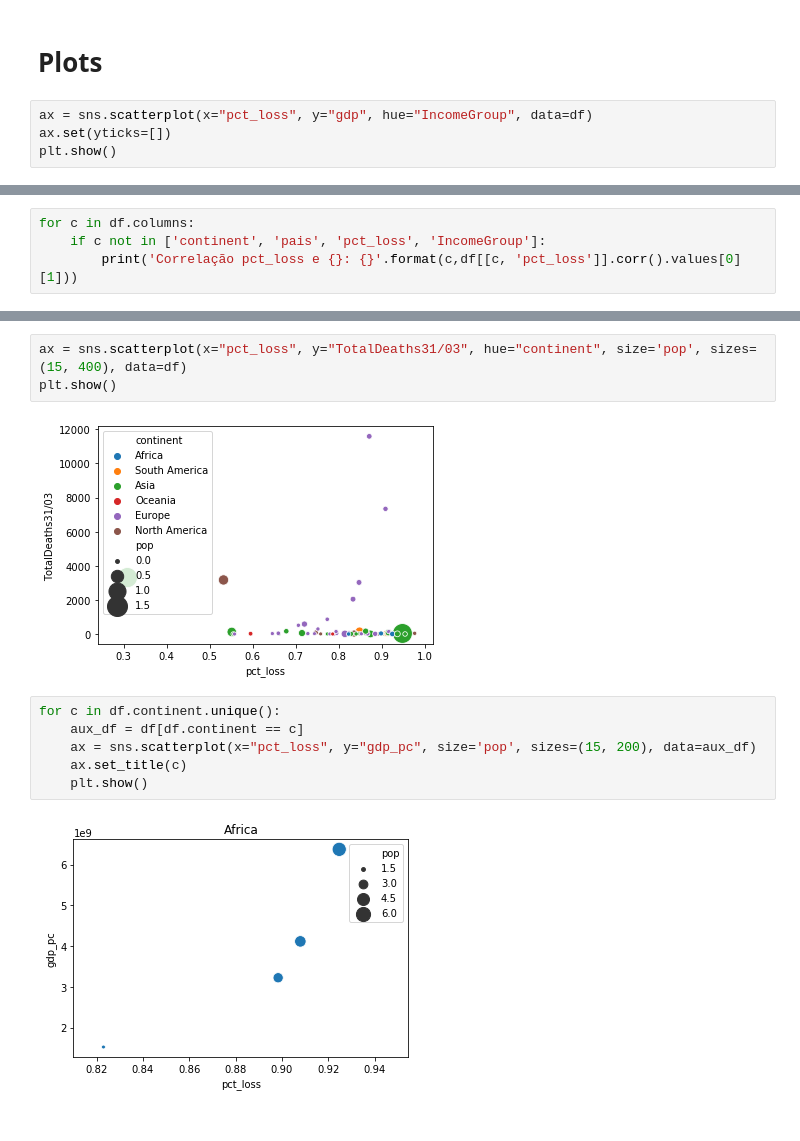
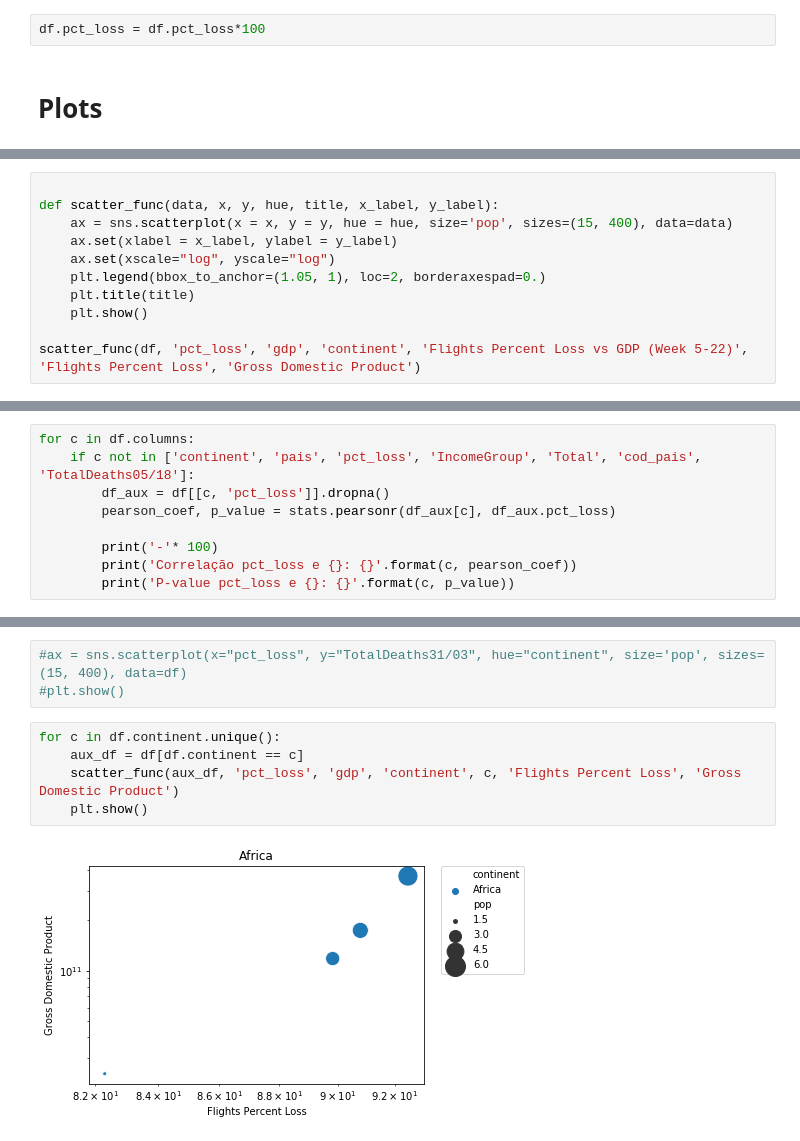
Before and after one commit to paulagiovanna/IC---Covid19-Random-Walk, a Jupyter notebook: flights_pct_loss_analysis.ipynb, the cells around one changed output, grey strips where cells are left out. Drawn from its saved outputs; the diff is of its cells as text.

```diff
--- a/flights_pct_loss_analysis.ipynb
+++ b/flights_pct_loss_analysis.ipynb
@@ -132,6 +160,4 @@ df
+# %%
+df.pct_loss = df.pct_loss*100
 # %% [markdown]
 # Plots
-# %%
-ax = sns.scatterplot(x="pct_loss", y="gdp", hue="IncomeGroup", data=df)
-ax.set(yticks=[])
-plt.show()
@@ -139,0 +188,11 @@ plt.show()
+# %%
+
+def scatter_func(data, x, y, hue, title, x_label, y_label):
+    ax = sns.scatterplot(x = x, y = y, hue = hue, size='pop', sizes=(15, 400), data=data)
+    ax.set(xlabel = x_label, ylabel = y_label)
+    ax.set(xscale="log", yscale="log")
+    plt.legend(bbox_to_anchor=(1.05, 1), loc=2, borderaxespad=0.)
+    plt.title(title)
+    plt.show()
+
+scatter_func(df, 'pct_loss', 'gdp', 'continent', 'Flights Percent Loss vs GDP (Week 5-22)', 'Flights Percent Loss', 'Gross Domestic Product')
@@ -168,5 +229,10 @@ df.nsmallest(10, 'gdp')
 # %%
 for c in df.columns:
-    if c not in ['continent', 'pais', 'pct_loss', 'IncomeGroup']:
-        print('Correlação pct_loss e {}: {}'.format(c,df[[c, 'pct_loss']].corr().values[0][1]))
+    if c not in ['continent', 'pais', 'pct_loss', 'IncomeGroup', 'Total', 'cod_pais', 'TotalDeaths05/18']:
+        df_aux = df[[c, 'pct_loss']].dropna()
+        pearson_coef, p_value = stats.pearsonr(df_aux[c], df_aux.pct_loss)
+
+        print('-'* 100)
+        print('Correlação pct_loss e {}: {}'.format(c, pearson_coef))
+        print('P-value pct_loss e {}: {}'.format(c, p_value))
 # %% [output]
@@ -230,13 +325,10 @@ plt.show()
 # %%
-ax = sns.scatterplot(x="pct_loss", y="TotalDeaths31/03", hue="continent", size='pop', sizes=(15, 400), data=df)
-plt.show()
+#ax = sns.scatterplot(x="pct_loss", y="TotalDeaths31/03", hue="continent", size='pop', sizes=(15, 400), data=df)
+#plt.show()
-# %% [output]
-[figure, removed]
 # %%
 for c in df.continent.unique():
     aux_df = df[df.continent == c]
-    ax = sns.scatterplot(x="pct_loss", y="gdp_pc", size='pop', sizes=(15, 200), data=aux_df)
-    ax.set_title(c)
+    scatter_func(aux_df, 'pct_loss', 'gdp', 'continent', c, 'Flights Percent Loss', 'Gross Domestic Product')
     plt.show()
 # %% [output]
-[figure, old version]
+[figure, new version]
```
Also changed, not shown: parts of 28 cells of this notebook.
